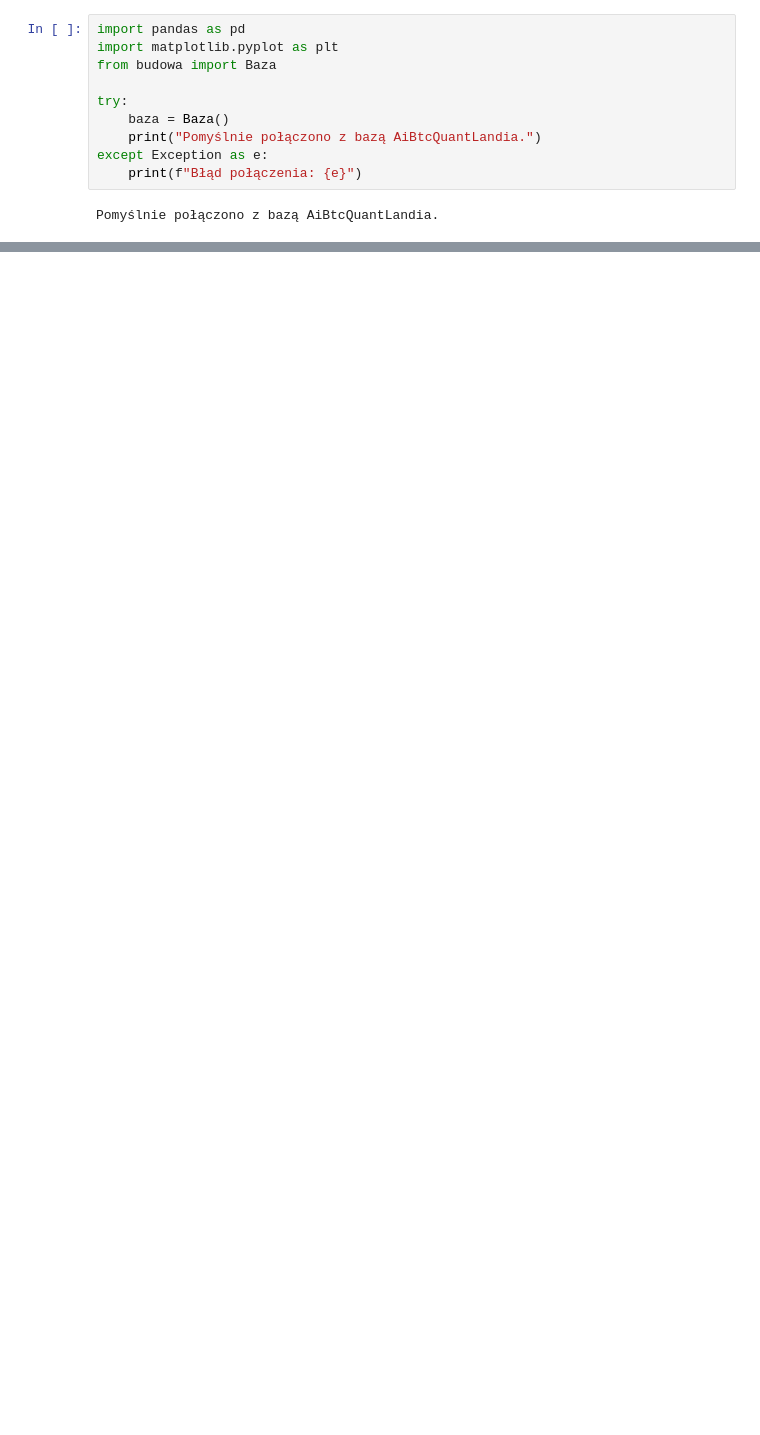
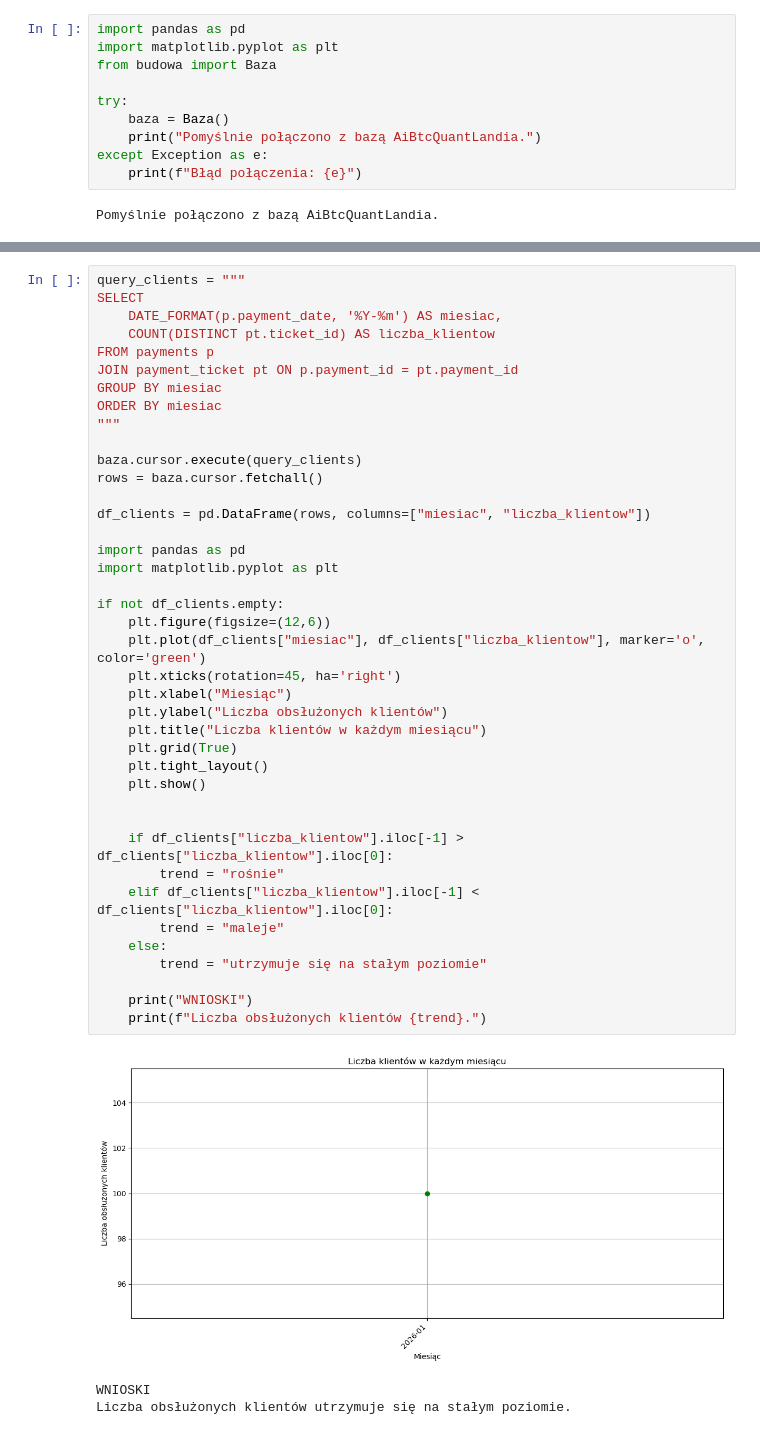
Before and after one commit to patrycja-krzyz/projekt_bazy, a Jupyter notebook: raport_i_analiza.ipynb, the cells around one changed output, grey strips where cells are left out. Saved outputs shown, nothing was run; the diff lists cells and outputs as text; blank space fills up the shorter version.

```diff
--- a/raport_i_analiza.ipynb
+++ b/raport_i_analiza.ipynb
@@ -64 +136,45 @@ plt.show()
+# %%
+query_clients = """
+SELECT
+    DATE_FORMAT(p.payment_date, '%Y-%m') AS miesiac,
+    COUNT(DISTINCT pt.ticket_id) AS liczba_klientow
+FROM payments p
+JOIN payment_ticket pt ON p.payment_id = pt.payment_id
+GROUP BY miesiac
+ORDER BY miesiac
+"""
+
+baza.cursor.execute(query_clients)
+rows = baza.cursor.fetchall()
+
+df_clients = pd.DataFrame(rows, columns=["miesiac", "liczba_klientow"])
+
+import pandas as pd
+import matplotlib.pyplot as plt
+
+if not df_clients.empty:
+    plt.figure(figsize=(12,6))
+    plt.plot(df_clients["miesiac"], df_clients["liczba_klientow"], marker='o', color='green')
+    plt.xticks(rotation=45, ha='right')
+    plt.xlabel("Miesiąc")
+    plt.ylabel("Liczba obsłużonych klientów")
+    plt.title("Liczba klientów w każdym miesiącu")
+    plt.grid(True)
+    plt.tight_layout()
+    plt.show()
+
+
+    if df_clients["liczba_klientow"].iloc[-1] > df_clients["liczba_klientow"].iloc[0]:
+        trend = "rośnie"
+    elif df_clients["liczba_klientow"].iloc[-1] < df_clients["liczba_klientow"].iloc[0]:
+        trend = "maleje"
+    else:
+        trend = "utrzymuje się na stałym poziomie"
+
+    print("WNIOSKI")
+    print(f"Liczba obsłużonych klientów {trend}.")
+# %% [output]
+[figure, added]
+WNIOSKI
+Liczba obsłużonych klientów utrzymuje się na stałym poziomie.
 # %% [markdown]
```
Also changed, not shown: parts of 13 cells of this notebook, 1 other file.
